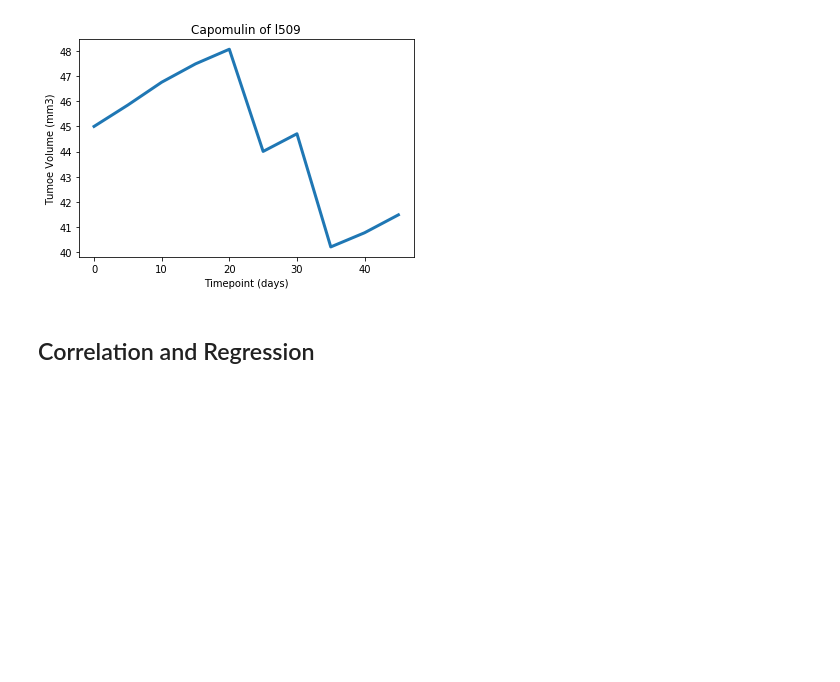
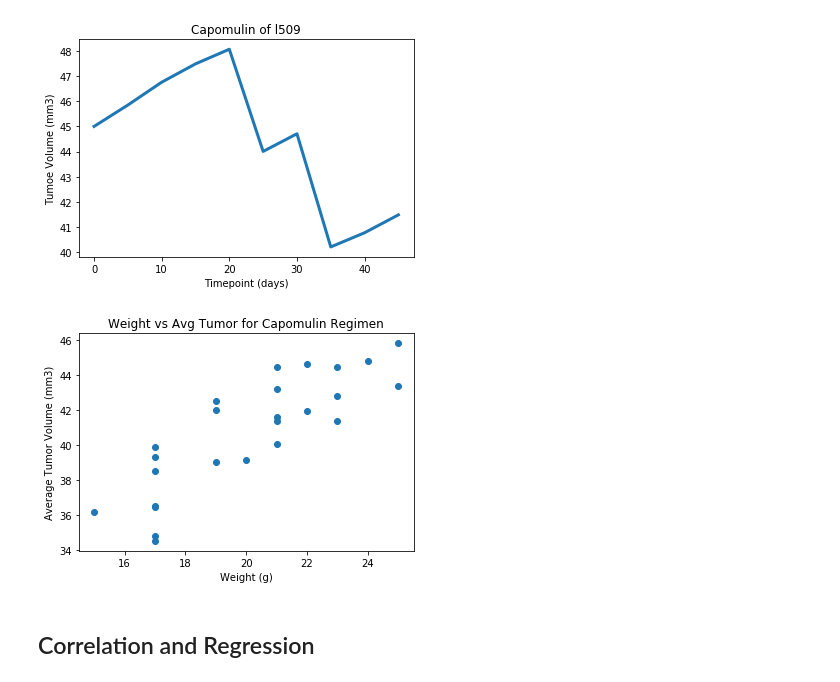
Before and after one commit to mansimajithia/Matplotlib-Challenge, a Jupyter notebook: Pymaceuticals/pymaceuticals_starter.ipynb, the cells around one changed output. Drawn from its saved outputs; the diff is of its cells as text; code cells hidden in the pictures; blank space fills up the shorter version.

```diff
--- a/Pymaceuticals/pymaceuticals_starter.ipynb
+++ b/Pymaceuticals/pymaceuticals_starter.ipynb
@@ -219,7 +247,7 @@ plt.pie(sizes, labels= labels, colors = colors, autopct = "%1.1f%%")
 # top_regimen = mice_tumor_sum.sort_values("Tumor Volume (mm3)",ascending = False)
 # top_regimen
 
-cap_df = clean_df.loc[clean_df["Drug Regimen"]=="Capomulin",:]
+cap_df = clean_df.loc[clean_df["Drug Regimen"]=="Capomulin"]
 cap_tumor = cap_df["Tumor Volume (mm3)"]
 cap_tumor
 # Capomulin Quartiles
@@ -288,9 +316,9 @@ cef_iqr = cef_upperq - cef_lowerq
 cef_lower_bound = cef_lowerq - (1.5*cef_iqr)
 cef_upper_bound = cef_upperq + (1.5*cef_iqr)
 
-# print(f"The Ceftamin lower quartile of temperatures is: {cef_lowerq}")
-# print(f"The Ceftamin upper quartile of temperatures is: {cef_upperq}")
-# print(f"The Ceftamin interquartile range of temperatures is: {cef_iqr}")
+# print(f"The Ceftamin lower quartile of Tumor Volume is: {cef_lowerq}")
+# print(f"The Ceftamin upper quartile of Tumor Volume is: {cef_upperq}")
+# print(f"The Ceftamin interquartile range of Tumor Volume is: {cef_iqr}")
 # print(f"The Ceftamin the median of temperatures is: {cef_quartiles[0.5]} ")
 print(f"Ceftamin values below {cef_lower_bound} could be outliers.")
 print(f"Ceftamin values above {cef_upper_bound} could be outliers.")
@@ -343,2 +369,17 @@ plt.show()
+# %%
+# Generate a scatter plot of mouse weight versus average tumor volume for the Capomulin regimen
+tum_avg = cap_df.groupby(["Mouse ID"]).mean()
+tum_avg
+x_values = tum_avg["Weight (g)"]
+y_values = tum_avg["Tumor Volume (mm3)"]
+plt.scatter(x_values, y_values)
+plt.xlabel("Weight (g)")
+plt.ylabel("Average Tumor Volume (mm3)")
+plt.title("Weight vs Avg Tumor for Capomulin Regimen")
+plt.show()
+# weight_tumor = cap_df[["Weight (g)", "Tumor Volume (mm3)"]]
+# weight_tumor
+# %% [output]
+[figure, added]
 # %% [markdown]
 ## Correlation and Regression
```
Also changed, not shown: parts of 6 cells of this notebook.
